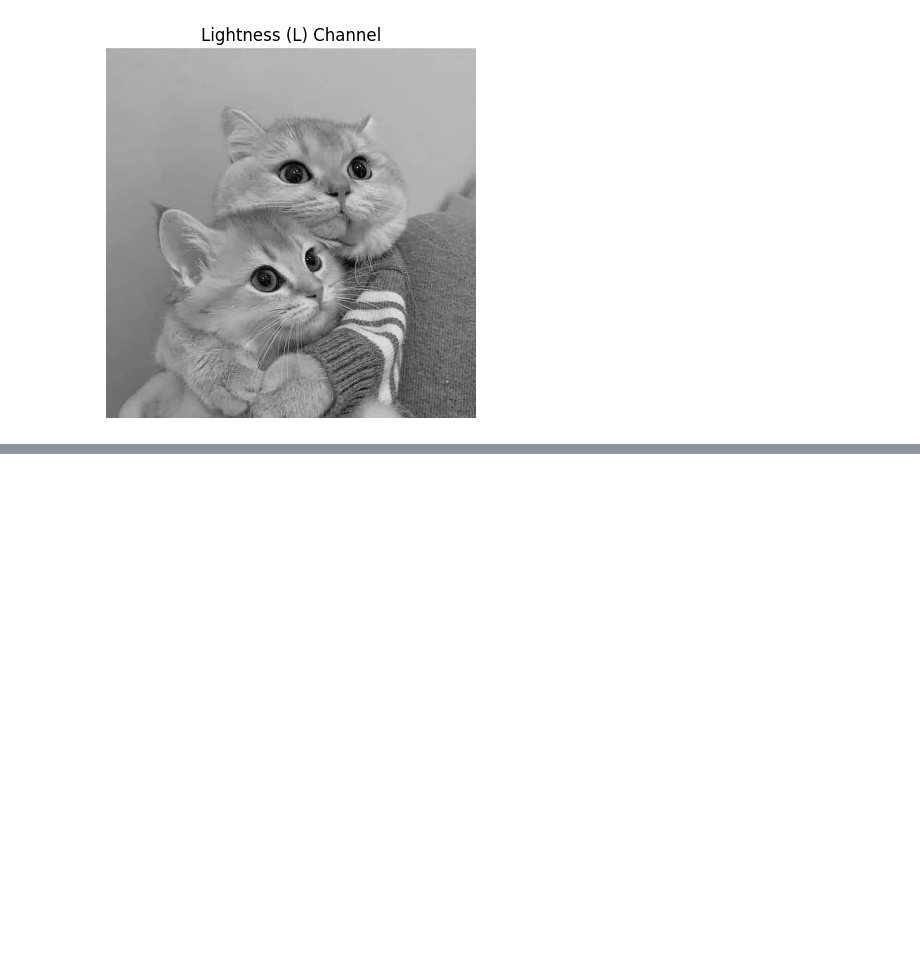
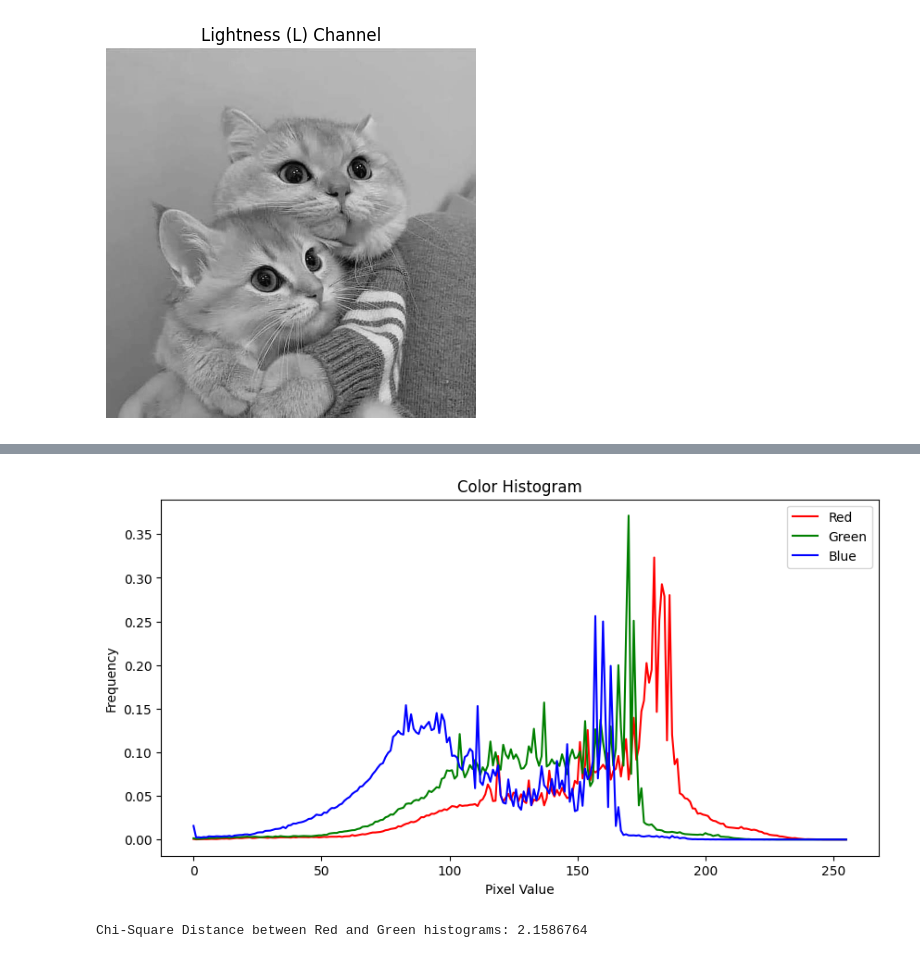
Before and after one commit to USPMenas/Artificial-Inteligence-study-cases, a Jupyter notebook: Retrieving-data/images/color/color-feature.ipynb, the cells around one changed output, grey strips where cells are left out. Drawn from its saved outputs; the diff is of its cells as text; code cells hidden in the pictures; blank space fills up the shorter version.

Commit message:
:sparkles: feature: chi_square_distance

```diff
--- a/Retrieving-data/images/color/color-feature.ipynb
+++ b/Retrieving-data/images/color/color-feature.ipynb
@@ -85,0 +94,25 @@ plt.show()
+# %%
+hist_r = cv2.normalize(hist_r, hist_r).flatten()
+hist_g = cv2.normalize(hist_g, hist_g).flatten()
+hist_b = cv2.normalize(hist_b, hist_b).flatten()
+
+# Plot histograms
+plt.figure(figsize=(10, 5))
+plt.plot(hist_r, color="red", label="Red")
+plt.plot(hist_g, color="green", label="Green")
+plt.plot(hist_b, color="blue", label="Blue")
+plt.title("Color Histogram")
+plt.xlabel("Pixel Value")
+plt.ylabel("Frequency")
+plt.legend()
+plt.show()
+# %% [output]
+[figure, added]
+# %%
+def chi_square_distance(hist1, hist2):
+    return 0.5 * np.sum(((hist1 - hist2) ** 2) / (hist1 + hist2 + 1e-10))
+
+distance = chi_square_distance(hist_r, hist_g)
+print("Chi-Square Distance between Red and Green histograms:", distance)
+# %% [output]
+Chi-Square Distance between Red and Green histograms: 2.1586764
```
Also changed, not shown: parts of 3 cells of this notebook.
